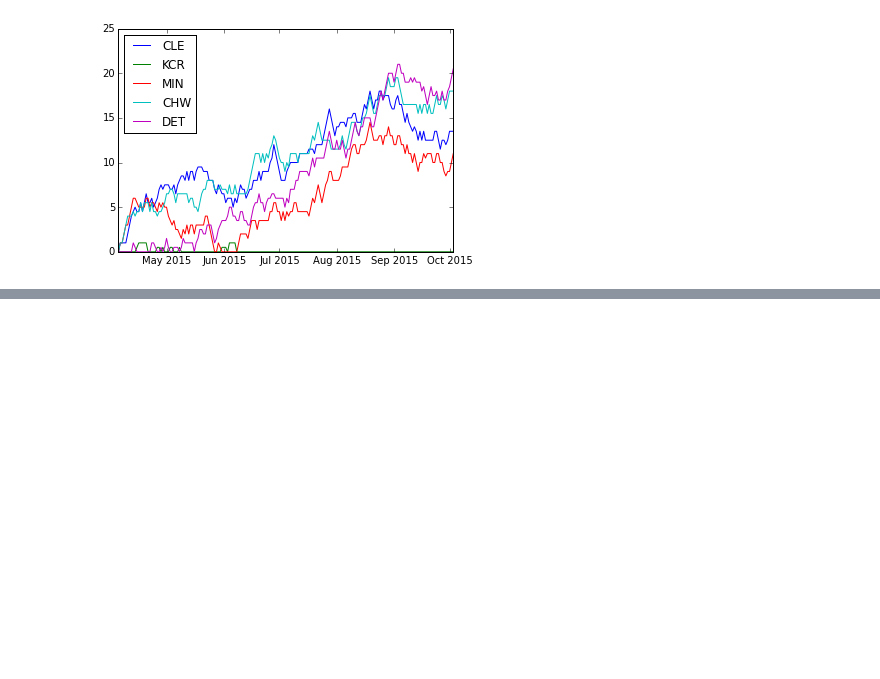
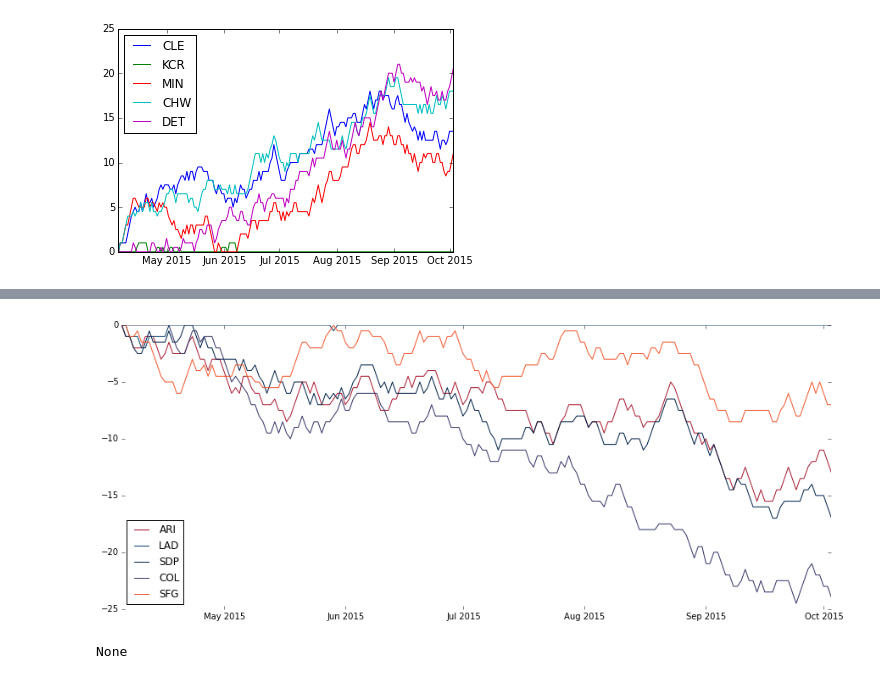
Before and after one commit to dtherrick/dataviz_baseball, a Jupyter notebook: iPython/2 - Scrape and Plot 2015 Baseball Standings.ipynb, the cells around one changed output, grey strips where cells are left out. Saved outputs shown, nothing was run; the diff lists cells and outputs as text; code cells hidden in the pictures; blank space fills up the shorter version.

```diff
--- a/iPython/2 - Scrape and Plot 2015 Baseball Standings.ipynb
+++ b/iPython/2 - Scrape and Plot 2015 Baseball Standings.ipynb
@@ -60,0 +93,11 @@ plt.show()
+# %%
+dropList = OrderedDict(zip(dfMaster.index.levels[0].values, dfMaster.index.levels[0].values))
+
+mlb_colors = {'HOU': '#072854', 'CIN': '#C6011F', 'NYM': '#FB4F14', 'PHI': '#BA0C2F',
+              'LAD': '#083C6B', 'LAA': '#B71234', 'COL': '#333366', 'TOR': '#003DA5',
+              'WSN': '#BA122B', 'BAL': '#ED4C09', 'STL': '#C41E3A', 'SDP': '#002147',
+              'ARI': '#A71930', 'MIL': '#92754C', 'MIN': '#C6011F', 'MIA': '#F9423A',
+              'BOS': '#C60C30', 'OAK': '#003831', 'PIT': '#FDB829', 'CHC': '#003279',
+              'CHW': '#000000', 'SFG': '#F2552C', 'DET': '#001742', 'TBR': '#00285D',
+              'KCR': '#15317E', 'ATL': '#B71234', 'TEX': '#BD1021', 'SEA': '#005C5C',
+              'CLE': '#003366', 'NYY': '#1C2841'}
@@ -60,0 +110,28 @@ plt.show()
+# %%
+def plot_division(division):
+    tmpMaster = dfMaster.ix[division, ['Tm', 'GB']]
+
+    plt.figure(figsize=(15,6))
+    ax = plt.subplot(111)
+    ax.spines["top"].set_visible(False)
+    ax.spines["bottom"].set_visible(False)
+    ax.spines["right"].set_visible(False)
+    ax.spines["left"].set_visible(False)
+    for team in enumerate(tmpMaster.Tm.value_counts().index.values):
+        tmp = tmpMaster[tmpMaster.Tm == team[1]]
+        tmp.replace({'--': 0}, inplace=True)
+        tmp['GB'] = tmp['GB'].astype(float)
+        tmp.loc[:,'GB'] = tmp.loc[:,'GB'] * -1
+        plt.plot(tmp.index.values, tmp['GB'], label=team[1], color=mlb_colors[team[1]])
+
+    plt.legend(loc='best')
+    plt.show()
+
+
+divW = ipywidgets.Dropdown(options=dropList, )
+init = divW.value
+j = ipywidgets.interactive(plot_division, division=divW)
+display(j)
+# %% [output]
+[figure, added]
+None
```
Also changed, not shown: parts of 15 cells of this notebook, 5 other files.
